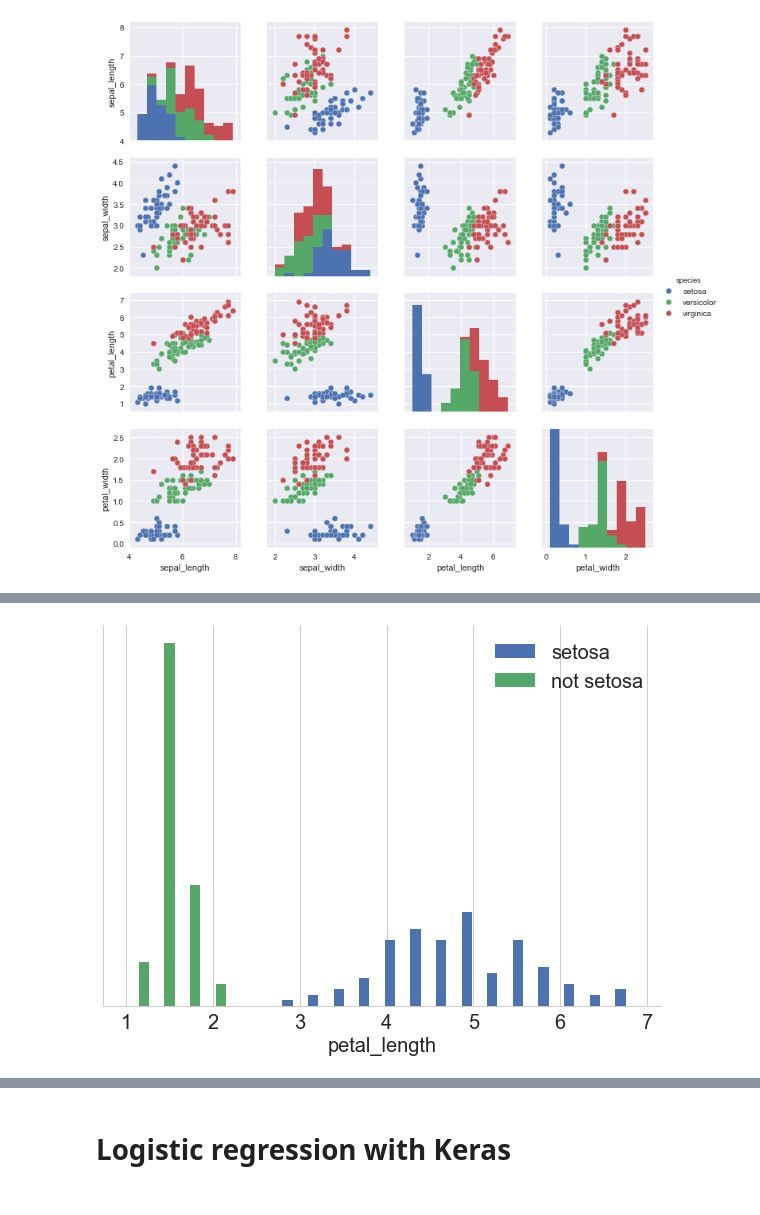
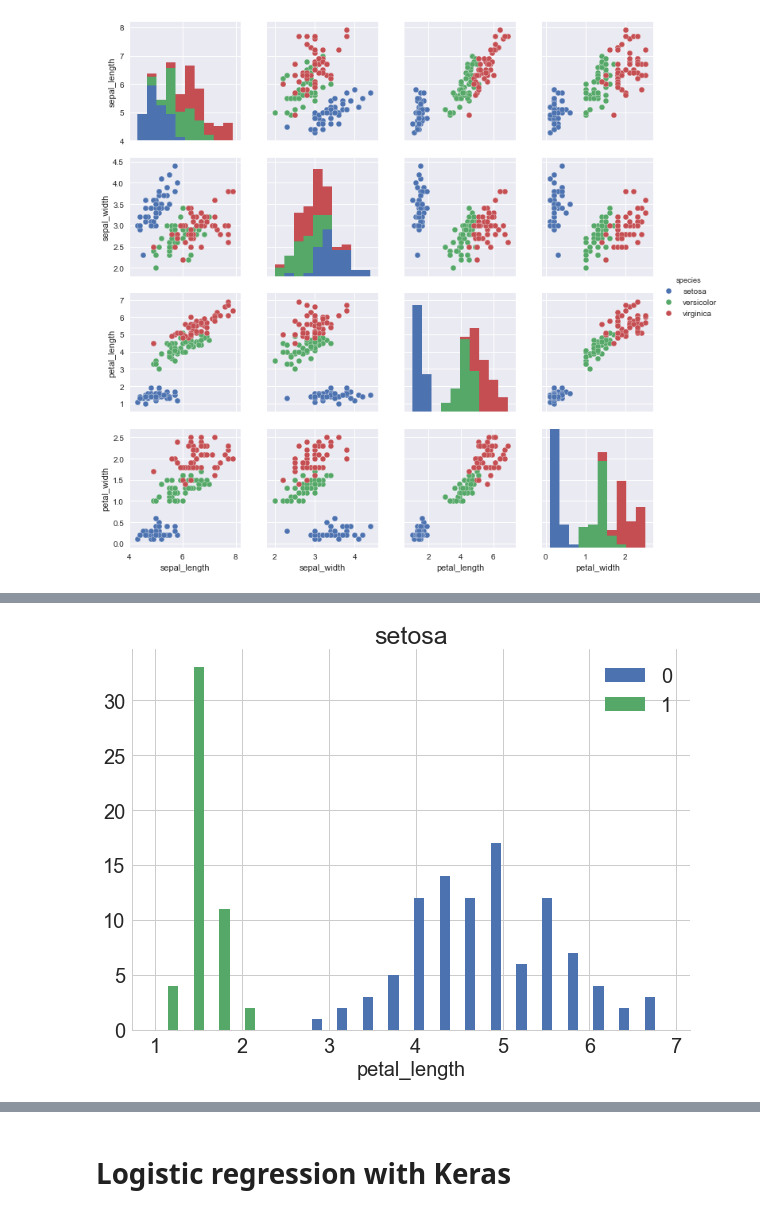
Before and after one commit to florentguymartin/introduction_neuralnetworks_keras, a Jupyter notebook: notebooks/iris.ipynb, the cells around one changed output, grey strips where cells are left out. Saved outputs shown, nothing was run; the diff lists cells and outputs as text; code cells hidden in the pictures.

```diff
--- a/notebooks/iris.ipynb
+++ b/notebooks/iris.ipynb
@@ -56,27 +64,41 @@ sns.countplot(x='petal_length',hue='species_setosa',data=iris_dummies)
+# %%
+def plot_histogram(my_species,feature,n_bins=20,normed=None,data=iris):
+    """Plot a histogram of the given feature according to a given species."""
+    iris_dummies  = pd.get_dummies(data, columns =['species'])
+    grouped_my_species = iris_dummies.groupby('species_'+my_species)
+    hist_my_species= [group[feature] for _,group in grouped_my_species]
+    labels = [value for value,_ in grouped_my_species]
+    sns.set_style("whitegrid")
+    plt.figure(figsize=(10,7))
+    plt.hist(hist_my_species, histtype='bar',bins=n_bins,normed=normed,label=labels);
+    #plt.yticks([])
+    plt.legend()
+    plt.xlabel(feature)
+    sns.despine()
+    plt.title(my_species)
 # %%
-def plot_histogram(my_species,feature,n_bins=20):
-    """Plot a histogram of the given feature according to a given species."""
-    grouped_my_species = iris_dummies.groupby('species_'+my_species)
-    hist_my_species= [group[feature] for _,group in grouped_my_species]
-    sns.set_style("whitegrid")
-    plt.figure(figsize=(10,7))
-    plt.hist(hist_my_species, histtype='bar',normed=5,bins=n_bins,label=[my_species,'not '+my_species]);
-    plt.yticks([])
-    plt.legend()
-    plt.xlabel(feature)
-    sns.despine()
+# def plot_histogram(my_species,feature,n_bins=20,normed=None):
+#     """Plot a histogram of the given feature according to a given species."""
+#     grouped_my_species = iris_dummies.groupby('species_'+my_species)
+#     hist_my_species= [group[feature] for _,group in grouped_my_species]
+#     sns.set_style("whitegrid")
+#     plt.figure(figsize=(10,7))
+#     plt.hist(hist_my_species, histtype='bar',bins=n_bins,normed=normed,label=[my_species,'not '+my_species]);
+#     #plt.yticks([])
+#     plt.legend()
+#     plt.xlabel(feature)
+#     sns.despine()
+#     plt.title(my_species)
 # %%
 plt.rc('legend', fontsize=20)
 plt.rc('font', size=22)
 plt.rc('xtick', labelsize=20)    # fontsize of the tick labels
+plt.rc('ytick', labelsize=20)
 plt.rc('axes', labelsize=20)
+plt.rc('axes', titlesize=25)     # fontsize of the axes title
 plot_histogram('setosa','petal_length')
-        # controls default text sizes
-# plt.rc('axes', titlesize=SMALL_SIZE)     # fontsize of the axes title
-# plt.rc('axes', labelsize=MEDIUM_SIZE)    # fontsize of the x and y labels
-# plt.rc('ytick', labelsize=SMALL_SIZE)    # fontsize of the tick labels
 # %% [output]
-[figure, old version]
+[figure, new version]
 # %%
 plot_histogram('setosa','petal_width')
 # %% [output]
```
Also changed, not shown: parts of 50 cells of this notebook, 1 other file.
